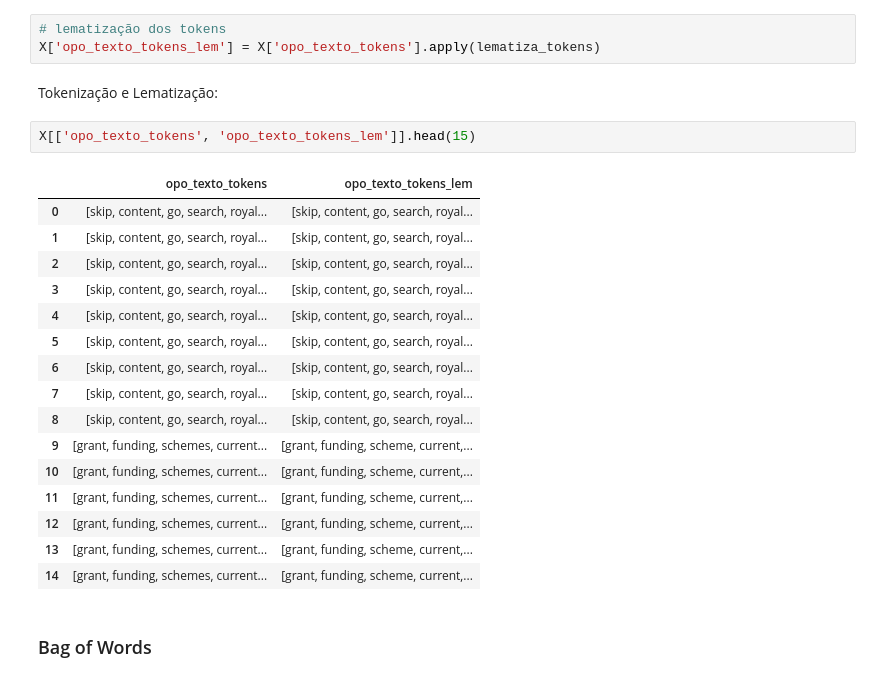
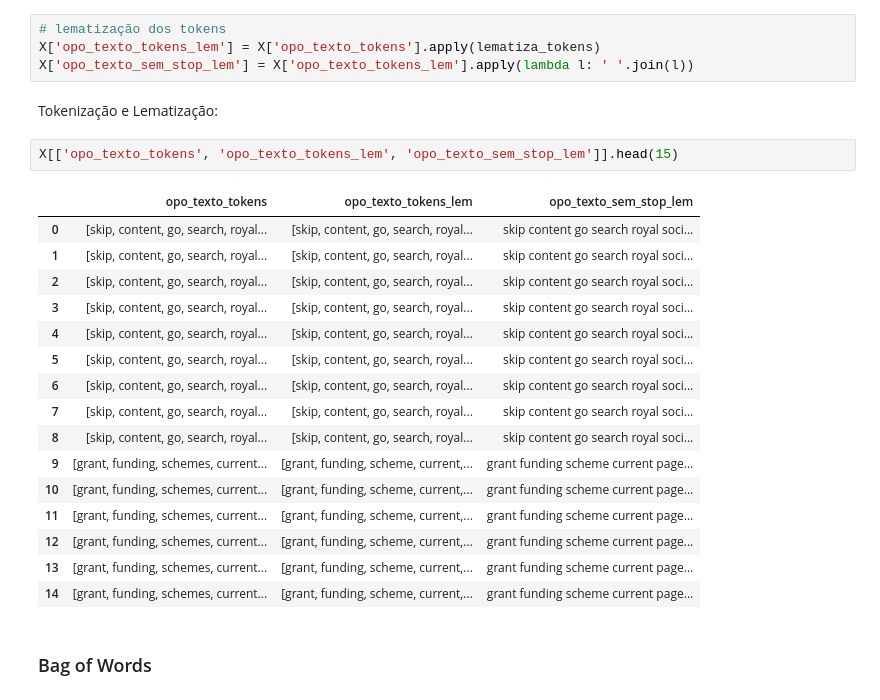
Before and after one commit to jairoalves/mcti, a Jupyter notebook: NLP/Processamento Planilha Categorização.ipynb, the cells around one changed output. Saved outputs shown, nothing was run; the diff lists cells and outputs as text.

```diff
--- a/NLP/Processamento Planilha Categorização.ipynb
+++ b/NLP/Processamento Planilha Categorização.ipynb
@@ -175,27 +179,28 @@ def lematiza_tokens(tokens):
 # %%
 # lematização dos tokens
 X['opo_texto_tokens_lem'] = X['opo_texto_tokens'].apply(lematiza_tokens)
+X['opo_texto_sem_stop_lem'] = X['opo_texto_tokens_lem'].apply(lambda l: ' '.join(l))
 # %% [markdown]
 Tokenização e Lematização:
 # %%
-X[['opo_texto_tokens', 'opo_texto_tokens_lem']].head(15)
+X[['opo_texto_tokens', 'opo_texto_tokens_lem', 'opo_texto_sem_stop_lem']].head(15)
 # %% [output]
-|  | opo_texto_tokens | opo_texto_tokens_lem |
-| 0 | [skip, content, go, search, royal... | [skip, content, go, search, royal... |
-| 1 | [skip, content, go, search, royal... | [skip, content, go, search, royal... |
-| 2 | [skip, content, go, search, royal... | [skip, content, go, search, royal... |
-| 3 | [skip, content, go, search, royal... | [skip, content, go, search, royal... |
-| 4 | [skip, content, go, search, royal... | [skip, content, go, search, royal... |
-| 5 | [skip, content, go, search, royal... | [skip, content, go, search, royal... |
-| 6 | [skip, content, go, search, royal... | [skip, content, go, search, royal... |
-| 7 | [skip, content, go, search, royal... | [skip, content, go, search, royal... |
-| 8 | [skip, content, go, search, royal... | [skip, content, go, search, royal... |
-| 9 | [grant, funding, schemes, current... | [grant, funding, scheme, current,... |
-| 10 | [grant, funding, schemes, current... | [grant, funding, scheme, current,... |
-| 11 | [grant, funding, schemes, current... | [grant, funding, scheme, current,... |
-| 12 | [grant, funding, schemes, current... | [grant, funding, scheme, current,... |
-| 13 | [grant, funding, schemes, current... | [grant, funding, scheme, current,... |
-| 14 | [grant, funding, schemes, current... | [grant, funding, scheme, current,... |
+|  | opo_texto_tokens | opo_texto_tokens_lem | opo_texto_sem_stop_lem |
+| 0 | [skip, content, go, search, royal... | [skip, content, go, search, royal... | skip content go search royal soci... |
+| 1 | [skip, content, go, search, royal... | [skip, content, go, search, royal... | skip content go search royal soci... |
+| 2 | [skip, content, go, search, royal... | [skip, content, go, search, royal... | skip content go search royal soci... |
+| 3 | [skip, content, go, search, royal... | [skip, content, go, search, royal... | skip content go search royal soci... |
+| 4 | [skip, content, go, search, royal... | [skip, content, go, search, royal... | skip content go search royal soci... |
+| 5 | [skip, content, go, search, royal... | [skip, content, go, search, royal... | skip content go search royal soci... |
+| 6 | [skip, content, go, search, royal... | [skip, content, go, search, royal... | skip content go search royal soci... |
+| 7 | [skip, content, go, search, royal... | [skip, content, go, search, royal... | skip content go search royal soci... |
+| 8 | [skip, content, go, search, royal... | [skip, content, go, search, royal... | skip content go search royal soci... |
+| 9 | [grant, funding, schemes, current... | [grant, funding, scheme, current,... | grant funding scheme current page... |
+| 10 | [grant, funding, schemes, current... | [grant, funding, scheme, current,... | grant funding scheme current page... |
+| 11 | [grant, funding, schemes, current... | [grant, funding, scheme, current,... | grant funding scheme current page... |
+| 12 | [grant, funding, schemes, current... | [grant, funding, scheme, current,... | grant funding scheme current page... |
+| 13 | [grant, funding, schemes, current... | [grant, funding, scheme, current,... | grant funding scheme current page... |
+| 14 | [grant, funding, schemes, current... | [grant, funding, scheme, current,... | grant funding scheme current page... |
 # %% [markdown]
 ### Bag of Words
 # %%
```
Also changed, not shown: parts of 41 cells of this notebook, 2 other files.
